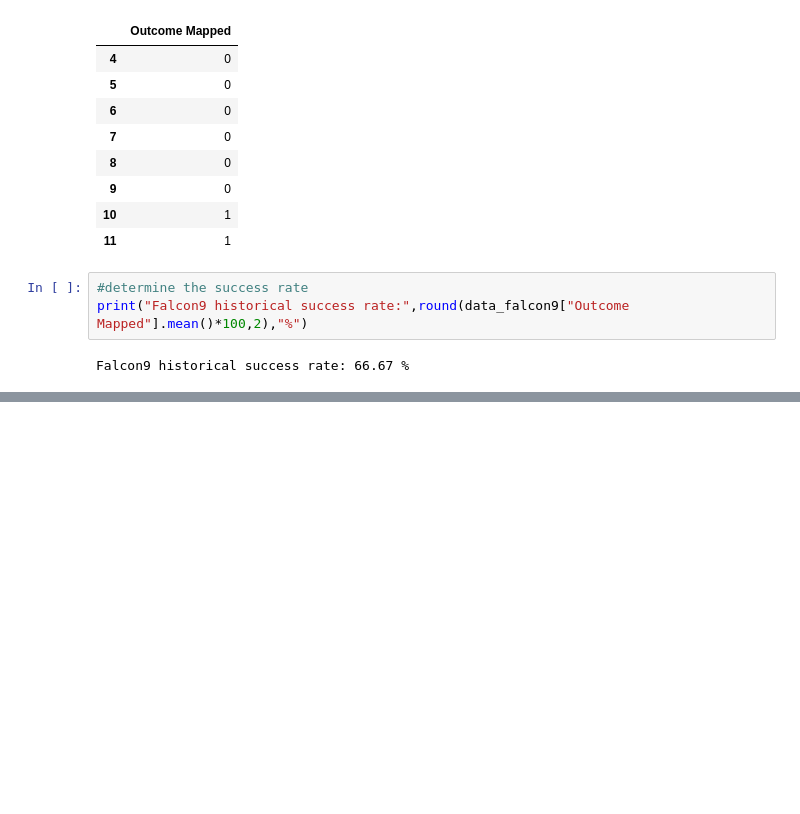
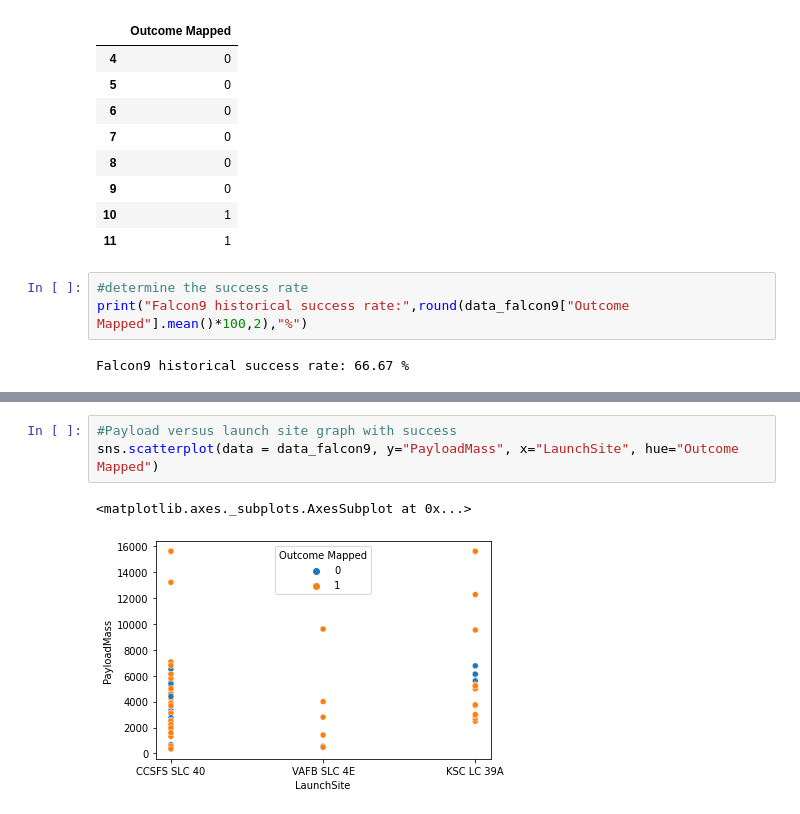
Before and after one commit to Reitnos/Falcon-Landing-Prediction, a Jupyter notebook: FalconLandingPrediction.ipynb, the cells around one changed output, grey strips where cells are left out. Cells and saved outputs as stored; diff of their text form; blank space fills up the shorter version.

```diff
--- a/FalconLandingPrediction.ipynb
+++ b/FalconLandingPrediction.ipynb
@@ -625,0 +649,6 @@ df.to_csv("dataset_part_2.csv",index = False)
+# %%
+#Payload versus launch site graph with success
+sns.scatterplot(data = data_falcon9, y="PayloadMass", x="LaunchSite", hue="Outcome Mapped")
+# %% [output]
+<matplotlib.axes._subplots.AxesSubplot at 0x...>
+[figure, added]
```
Also changed, not shown: parts of 21 cells of this notebook.
